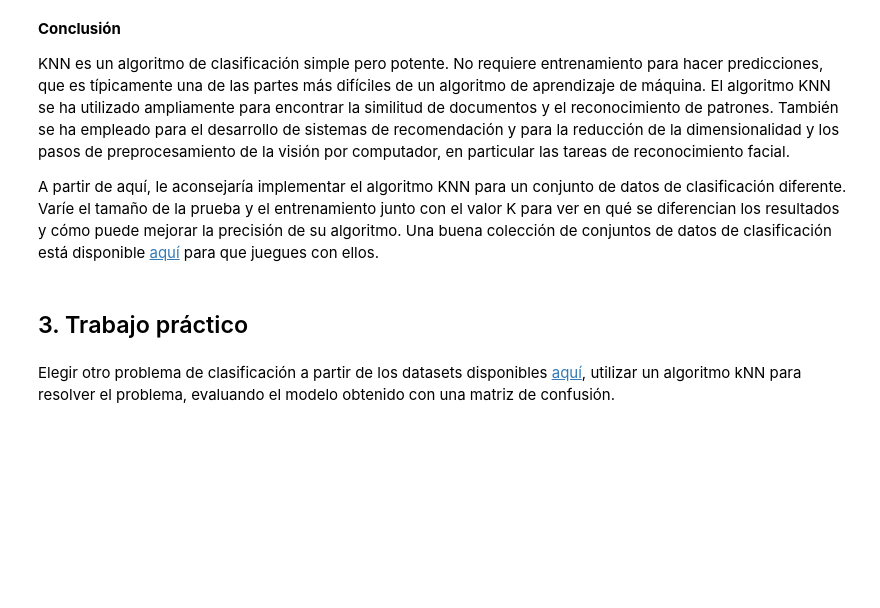
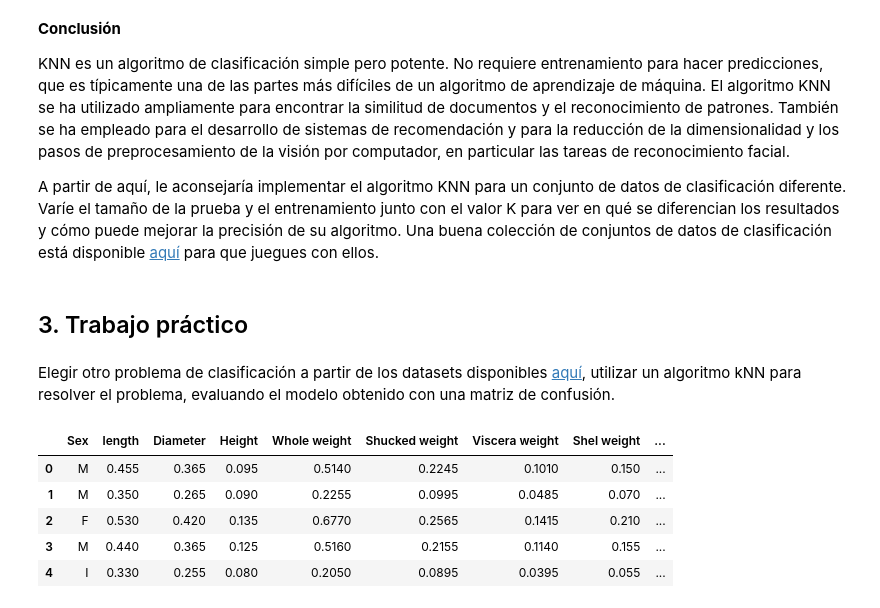
Before and after one commit to iadr/INFO267-ID, a Jupyter notebook: Notebook 3 - Introducción a k-Nearest-Neighbors (k vecinos más cercano).ipynb, the cells around one changed output. Cells and saved outputs as stored; diff of their text form; code cells hidden in the pictures; blank space fills up the shorter version.

```diff
--- a/Notebook 3 - Introducción a k-Nearest-Neighbors (k vecinos más cercano).ipynb
+++ b/Notebook 3 - Introducción a k-Nearest-Neighbors (k vecinos más cercano).ipynb
@@ -157,3 +157,49 @@ A partir de aquí, le aconsejaría implementar el algoritmo KNN para un conjunto
 ## 3. Trabajo práctico
 # %% [markdown]
 Elegir otro problema de clasificación a partir de los datasets disponibles <a href="https://archive.ics.uci.edu/ml/datasets.html?format=&task=cla&att=&area=&numAtt=&numIns=&type=&sort=nameUp&view=table">aquí</a>, utilizar un algoritmo kNN para resolver el problema, evaluando el modelo obtenido con una matriz de confusión.
+# %%
+import numpy as np
+import matplotlib.pyplot as plt
+import pandas as pd
+'''7. Attribute information:
+
+   Given is the attribute name, attribute type, the measurement unit and a
+   brief description.  The number of rings is the value to predict: either
+   as a continuous value or as a classification problem.
+
+	Name		Data Type	Meas.	Description
+	----		---------	-----	-----------
+	Sex		nominal			M, F, and I (infant)
+	Length		continuous	mm	Longest shell measurement
+	Diameter	continuous	mm	perpendicular to length
+	Height		continuous	mm	with meat in shell
+	Whole weight	continuous	grams	whole abalone
+	Shucked weight	continuous	grams	weight of meat
+	Viscera weight	continuous	grams	gut weight (after bleeding)
+	Shell weight	continuous	grams	after being dried
+	Rings		integer			+1.5 gives the age in years
+
+   Statistics for numeric domains:
+
+		Length	Diam	Height	Whole	Shucked	Viscera	Shell	Rings
+	Min	0.075	0.055	0.000	0.002	0.001	0.001	0.002	    1
+	Max	0.815	0.650	1.130	2.826	1.488	0.760	1.005	   29
+	Mean	0.524	0.408	0.140	0.829	0.359	0.181	0.239	9.934
+	SD	0.120	0.099	0.042	0.490	0.222	0.110	0.139	3.224
+	Correl	0.557	0.575	0.557	0.540	0.421	0.504	0.628	  1.0
+'''
+url = "https://archive.ics.uci.edu/ml/machine-learning-databases/abalone/abalone.data"
+
+# Assign colum names to the dataset
+names = ['Sex','length','Diameter','Height','Whole weight','Shucked weight','Viscera weight','Shel weight','Rings']
+
+# Read dataset to pandas dataframe
+dataset = pd.read_csv(url, names=names)
+dataset.head()
+# %% [output]
+|  | Sex | length | Diameter | Height | Whole weight | Shucked weight | Viscera weight | Shel weight | ... |
+| 0 | M | 0.455 | 0.365 | 0.095 | 0.5140 | 0.2245 | 0.1010 | 0.150 | ... |
+| 1 | M | 0.350 | 0.265 | 0.090 | 0.2255 | 0.0995 | 0.0485 | 0.070 | ... |
+| 2 | F | 0.530 | 0.420 | 0.135 | 0.6770 | 0.2565 | 0.1415 | 0.210 | ... |
+| 3 | M | 0.440 | 0.365 | 0.125 | 0.5160 | 0.2155 | 0.1140 | 0.155 | ... |
+| 4 | I | 0.330 | 0.255 | 0.080 | 0.2050 | 0.0895 | 0.0395 | 0.055 | ... |
```
Also changed, not shown: parts of 10 cells of this notebook, 4 other files.
